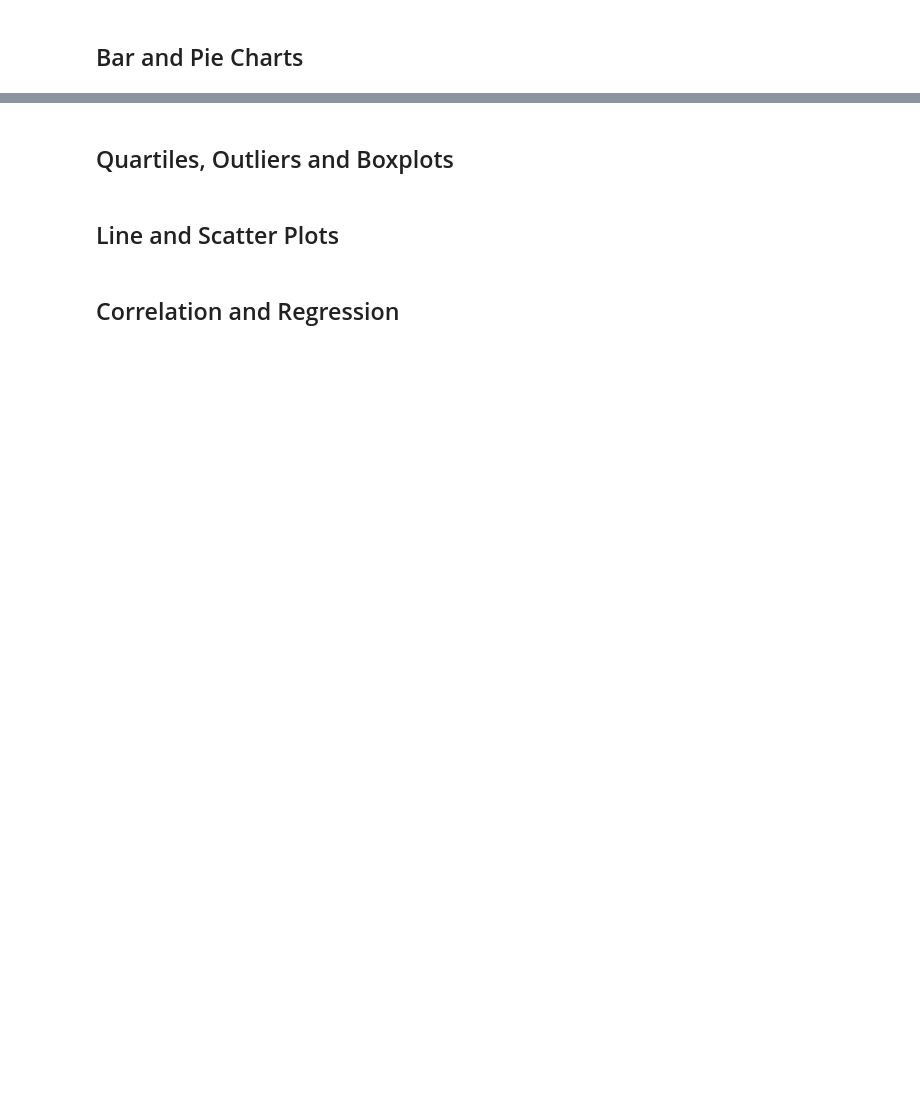
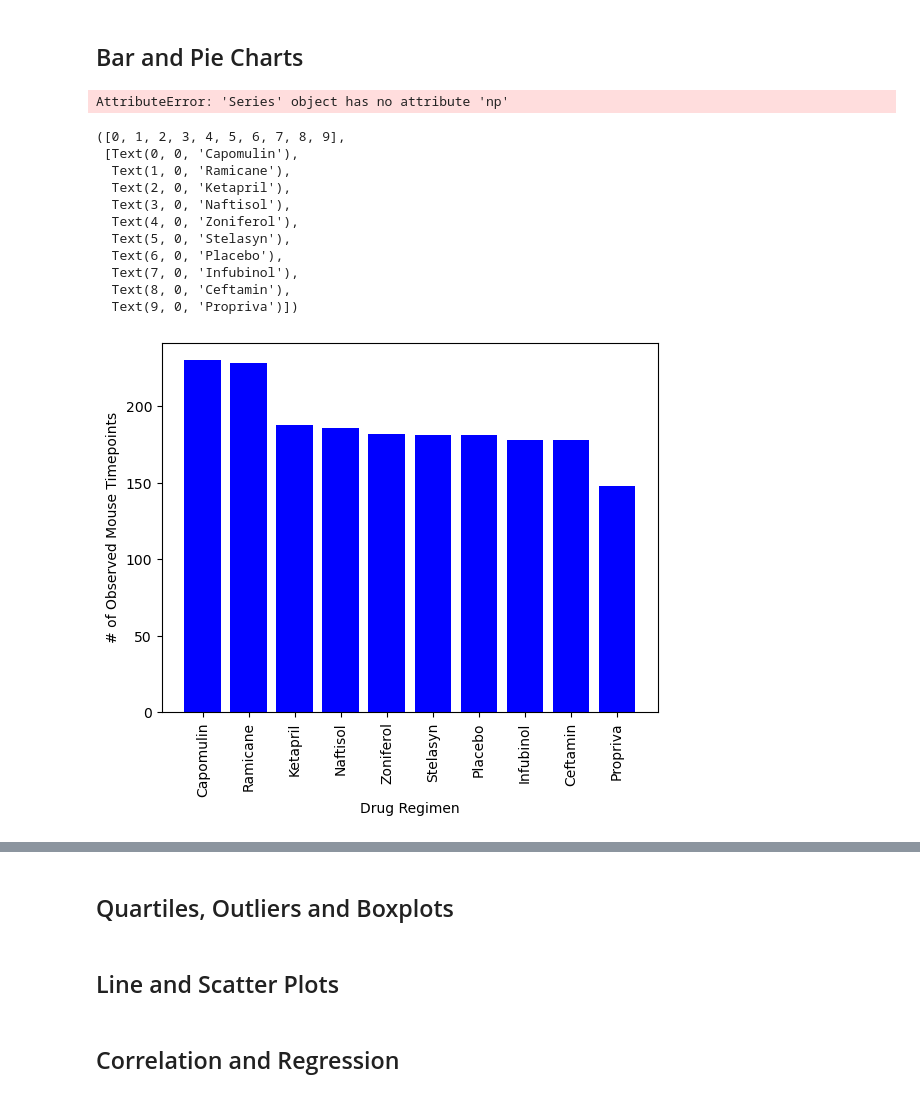
Before and after one commit to Kdata249/Pymaceuticals, a Jupyter notebook: 05-Data-Visualization/Starter_Code/Pymaceuticals_HW/pymaceuticals_starter.ipynb, the cells around one changed output, grey strips where cells are left out. Drawn from its saved outputs; the diff is of its cells as text; code cells hidden in the pictures; blank space fills up the shorter version.

```diff
--- a/05-Data-Visualization/Starter_Code/Pymaceuticals_HW/pymaceuticals_starter.ipynb
+++ b/05-Data-Visualization/Starter_Code/Pymaceuticals_HW/pymaceuticals_starter.ipynb
@@ -135,5 +146,39 @@ KeyError: 'Drug Regimen'
+# %%
+# Generate a bar plot showing the total number of rows (Mouse ID/Timepoints) for each drug regimen using Pandas.
+
+value_counts = data_cleaned['Drug Regimen'].value_counts(ascending=False)
+#data_cleaned.set_index('Drug Regimen')
+
+drug_regimens = value_counts.keys()
+counts = value_counts.np.values()
+barplt = data_cleaned.plot(kind = 'bar', x = drug_regimens, y = counts, xlabel = 'Drug Regimen', ylabel = '# of Observed Mouse Timepoints')
+barplt
+#data_cleaned.groupby('Drug Regimen')['Timepoint'].value_counts().plot(kind='bar', color='blue', xlabel = 'Drug Regimen', ylabel= '# of Observed Mouse Timepoints', rot=90)
+#value_counts
+# %% [output]
+AttributeError: 'Series' object has no attribute 'np'
 # %%
 # Generate a bar plot showing the total number of rows (Mouse ID/Timepoints) for each drug regimen using pyplot.
+value_counts = data_cleaned['Drug Regimen'].value_counts(ascending=False)
+
+plt.bar(value_counts.index, value_counts.values, color = 'b', align='center')
+#plt.bar(data_cleaned['Drug Regimen'].unique(), data_cleaned.groupby('Drug Regimen')['Timepoint'].count(), color = 'b', align='center')
+plt.xlabel("Drug Regimen")
+plt.ylabel('# of Observed Mouse Timepoints')
+plt.xticks(rotation='vertical')
+# %% [output]
+([0, 1, 2, 3, 4, 5, 6, 7, 8, 9],
+ [Text(0, 0, 'Capomulin'),
+  Text(1, 0, 'Ramicane'),
+  Text(2, 0, 'Ketapril'),
+  Text(3, 0, 'Naftisol'),
+  Text(4, 0, 'Zoniferol'),
+  Text(5, 0, 'Stelasyn'),
+  Text(6, 0, 'Placebo'),
+  Text(7, 0, 'Infubinol'),
+  Text(8, 0, 'Ceftamin'),
+  Text(9, 0, 'Propriva')])
+[figure, added]
 # %%
 # Generate a pie plot showing the distribution of female versus male mice using Pandas
 # %%
```
Also changed, not shown: parts of 5 cells of this notebook.
